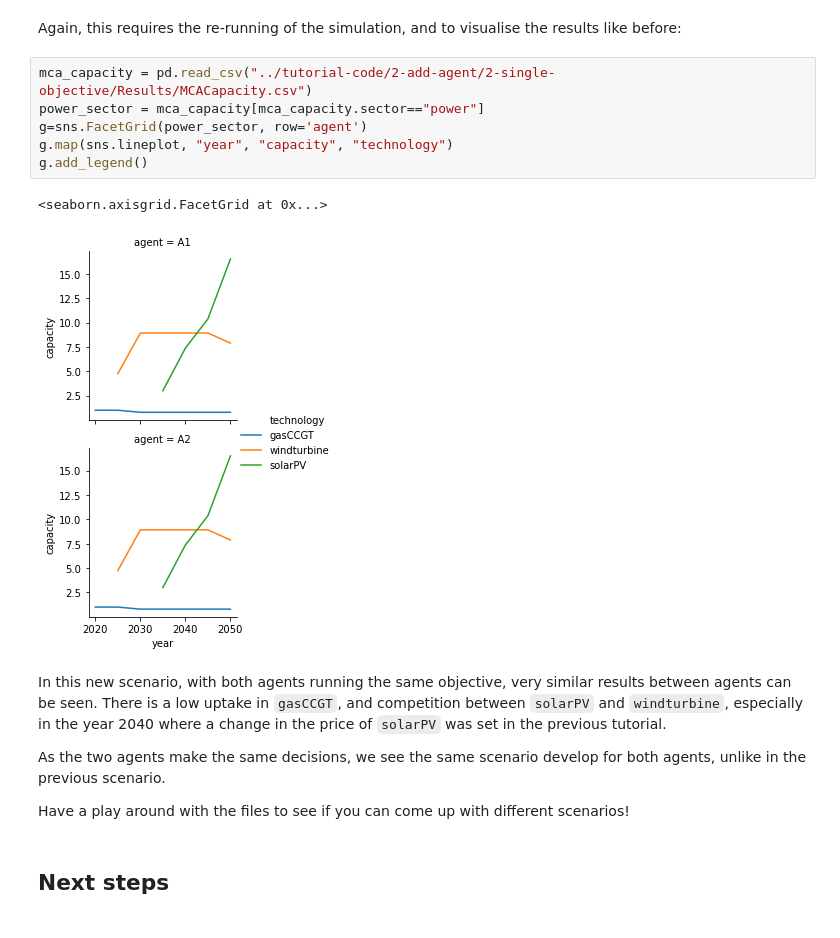
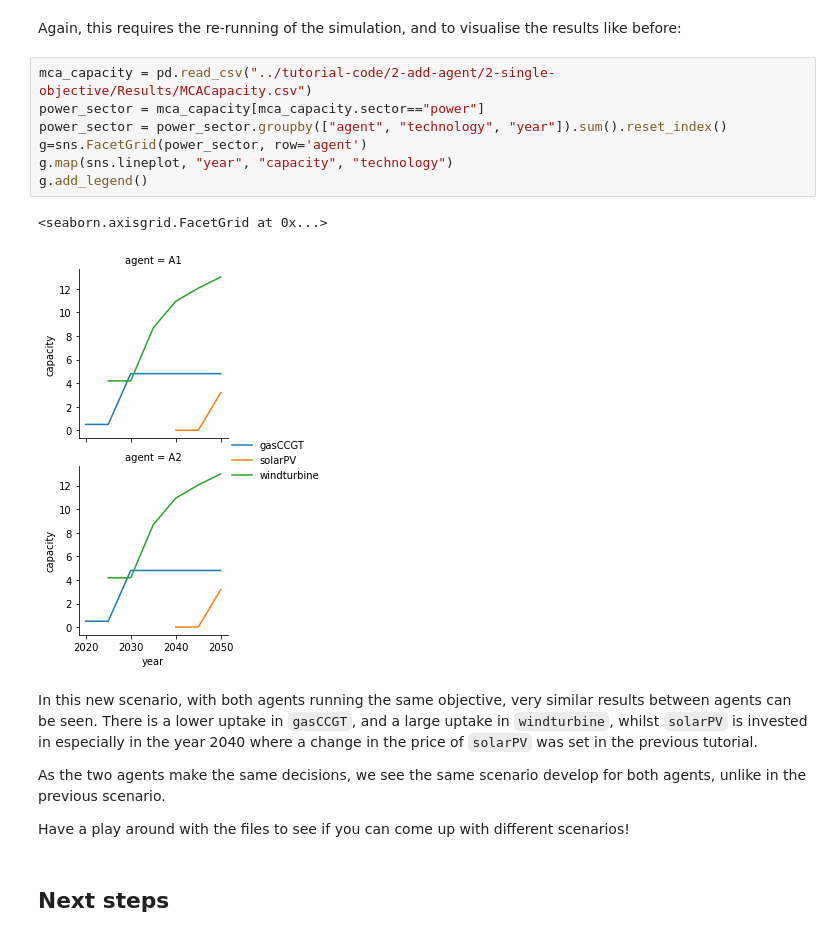
Before and after one commit to alexanderkell/readthedocs, a Jupyter notebook: docs/user-guide/add-agent.ipynb, the cells around one changed output. Drawn from its saved outputs; the diff is of its cells as text.

Commit message:
updated addition of agent

```diff
--- a/docs/user-guide/add-agent.ipynb
+++ b/docs/user-guide/add-agent.ipynb
@@ -64,14 +82,15 @@ Again, this requires the re-running of the simulation, and to visualise the resu
 # %%
 mca_capacity = pd.read_csv("../tutorial-code/2-add-agent/2-single-objective/Results/MCACapacity.csv")
 power_sector = mca_capacity[mca_capacity.sector=="power"]
+power_sector = power_sector.groupby(["agent", "technology", "year"]).sum().reset_index()
 g=sns.FacetGrid(power_sector, row='agent')
 g.map(sns.lineplot, "year", "capacity", "technology")
 g.add_legend()
 # %% [output]
 <seaborn.axisgrid.FacetGrid at 0x...>
-[figure, old version]
+[figure, new version]
 # %% [markdown]
-In this new scenario, with both agents running the same objective, very similar results between agents can be seen. There is a low uptake in `gasCCGT`, and competition between `solarPV` and `windturbine`, especially in the year 2040 where a change in the price of `solarPV` was set in the previous tutorial.
+In this new scenario, with both agents running the same objective, very similar results between agents can be seen. There is a lower uptake in `gasCCGT`, and a large uptake in `windturbine`, whilst `solarPV` is invested in especially in the year 2040 where a change in the price of `solarPV` was set in the previous tutorial.
 
 As the two agents make the same decisions, we see the same scenario develop for both agents, unlike in the previous scenario.
 
```
Also changed, not shown: parts of 6 cells of this notebook.
